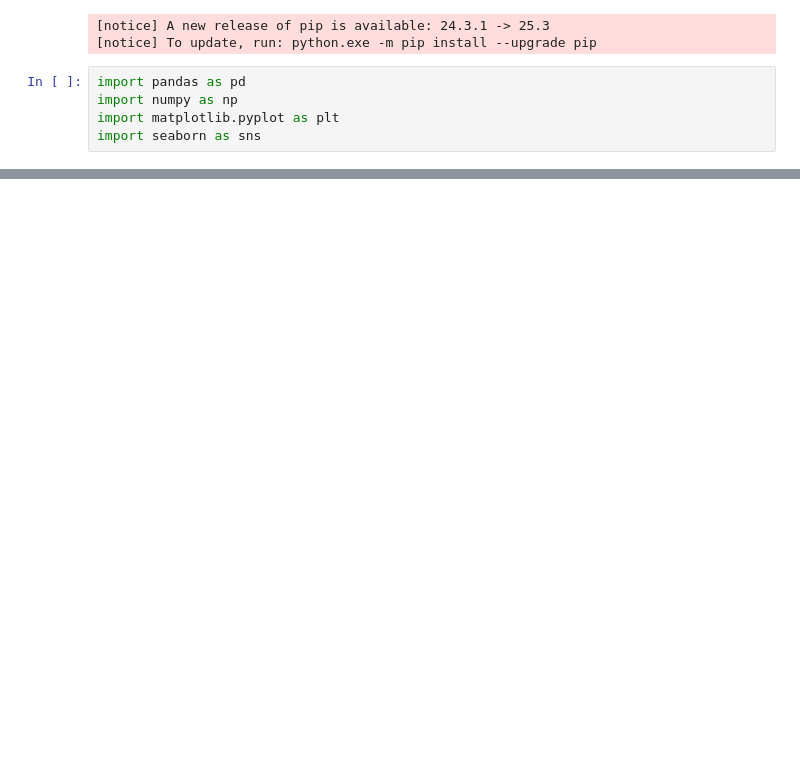
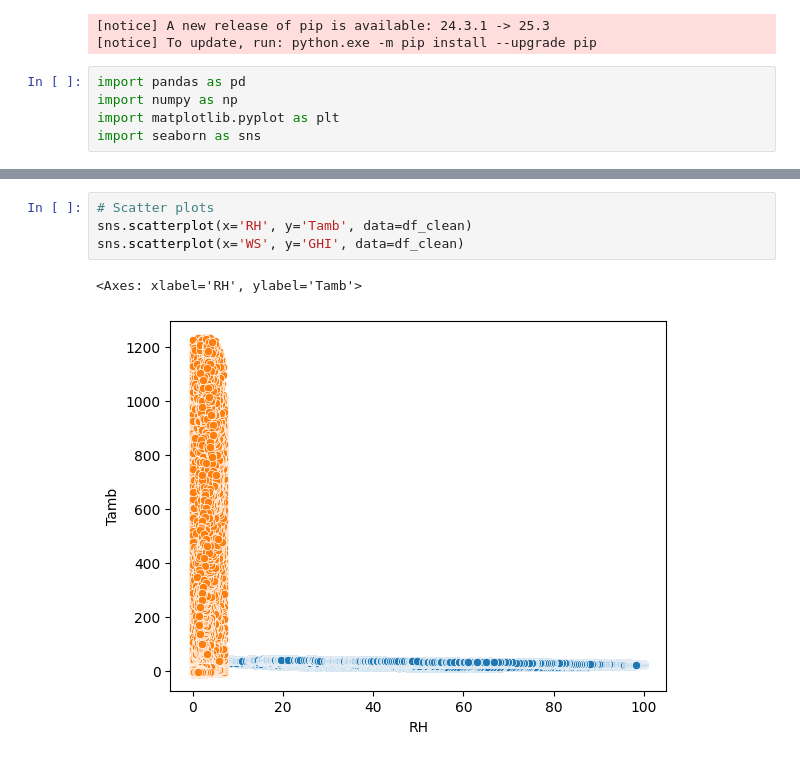
Before and after one commit to H-han221/solar-challenge-week0, a Jupyter notebook: notebook/benin_eda.ipynb, the cells around one changed output, grey strips where cells are left out. Drawn from its saved outputs; the diff is of its cells as text; blank space fills up the shorter version.

```diff
--- a/notebook/benin_eda.ipynb
+++ b/notebook/benin_eda.ipynb
@@ -76,0 +192,7 @@ memory usage: 132.0+ bytes
+# %%
+# Scatter plots
+sns.scatterplot(x='RH', y='Tamb', data=df_clean)
+sns.scatterplot(x='WS', y='GHI', data=df_clean)
+# %% [output]
+<Axes: xlabel='RH', ylabel='Tamb'>
+[figure, added]
```
Also changed, not shown: parts of 19 cells of this notebook, 2 other files.
